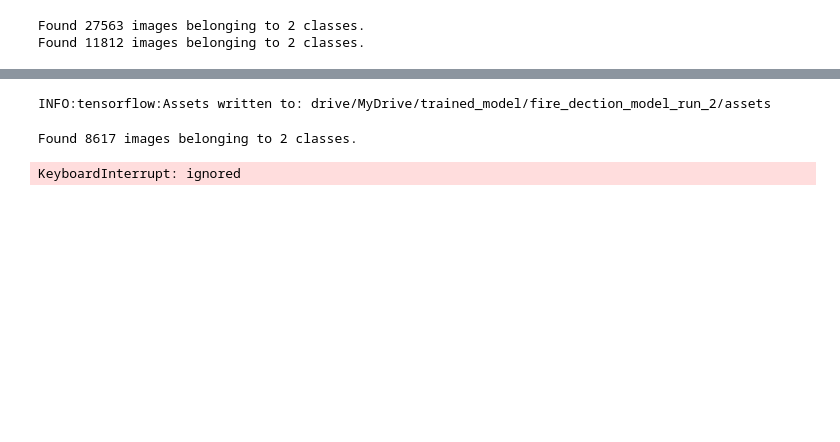
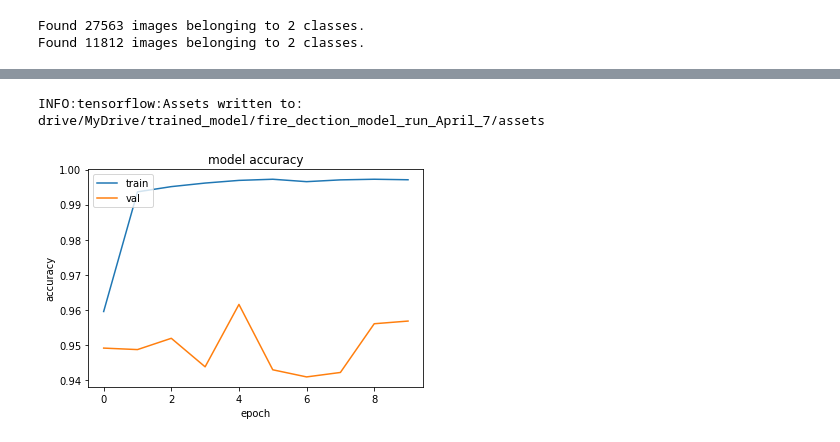
Before and after one commit to EmmanuelABonsu/CE888, a Jupyter notebook: src/project/project.ipynb, the cells around one changed output, grey strips where cells are left out. Saved outputs shown, nothing was run; the diff lists cells and outputs as text; code cells hidden in the pictures; blank space fills up the shorter version.

Commit message:
Trained on 10 epochs

```diff
--- a/src/project/project.ipynb
+++ b/src/project/project.ipynb
@@ -83,6 +91,7 @@ train_generator = train_datagen.flow_from_directory(
     train_path,
     target_size=(254, 254),
     batch_size=batch_size,
+    shuffle=True,
     class_mode='binary',
     subset='training') # set as training data
 
@@ -105,7 +114,9 @@ pre_trained_model = VGG16(
 pre_trained_model.summary()
 
 # Building Custom model
-pre_trained_model.trainable = False
+for layer in pre_trained_model.layers:
+  layer.trainable = False
+
 model = models.Sequential()
 model.add(pre_trained_model)
 model.add(layers.Flatten())
@@ -114,7 +125,7 @@ model.add(Dropout(0.5))
 model.add(layers.Dense(2, activation='softmax'))
 
 model.compile(loss='sparse_categorical_crossentropy',
-              optimizer=optimizers.RMSprop(lr=1e-4),
+              optimizer='adam',
               metrics=['acc'])
 model.summary()
 # %% [output]
@@ -136,5 +147,5 @@ Trainable params: 6,423,298
 Non-trainable params: 14,714,688
 _________________________________________________________________
 # %%
-history = model.fit_generator(train_generator, epochs=15, validation_data=validation_generator)
+history = model.fit(train_generator, epochs=10, validation_data=validation_generator, workers=8)
 # %% [output]
@@ -158,21 +172,14 @@ Epoch 15/15
 # %%
-model.save('drive/MyDrive/trained_model/fire_dection_model_run_2')
+model.save('drive/MyDrive/trained_model/fire_dection_model_run_April_7')
 # %% [output]
-INFO:tensorflow:Assets written to: drive/MyDrive/trained_model/fire_dection_model_run_2/assets
+INFO:tensorflow:Assets written to: drive/MyDrive/trained_model/fire_dection_model_run_April_7/assets
-# %%
-test_datagen = ImageDataGenerator(rescale=1./255)
-
-test_generator = test_datagen.flow_from_directory(
-        test_path,
-        target_size=(254, 254),
-        shuffle = False,
-        class_mode='binary',
-        batch_size=1)
-
-filenames = test_generator.filenames
-nb_samples = len(filenames)
-
-predict = model.predict(test_generator,steps = nb_samples, workers=12)
-# %% [output]
-Found 8617 images belonging to 2 classes.
-KeyboardInterrupt: ignored
+# %%
+plt.plot(history.history['acc'])
+plt.plot(history.history['val_acc'])
+plt.title('model accuracy')
+plt.ylabel('accuracy')
+plt.xlabel('epoch')
+plt.legend(['train', 'val'], loc='upper left')
+plt.show()
+# %% [output]
+[figure, added]
```
Also changed, not shown: parts of 7 cells of this notebook.
